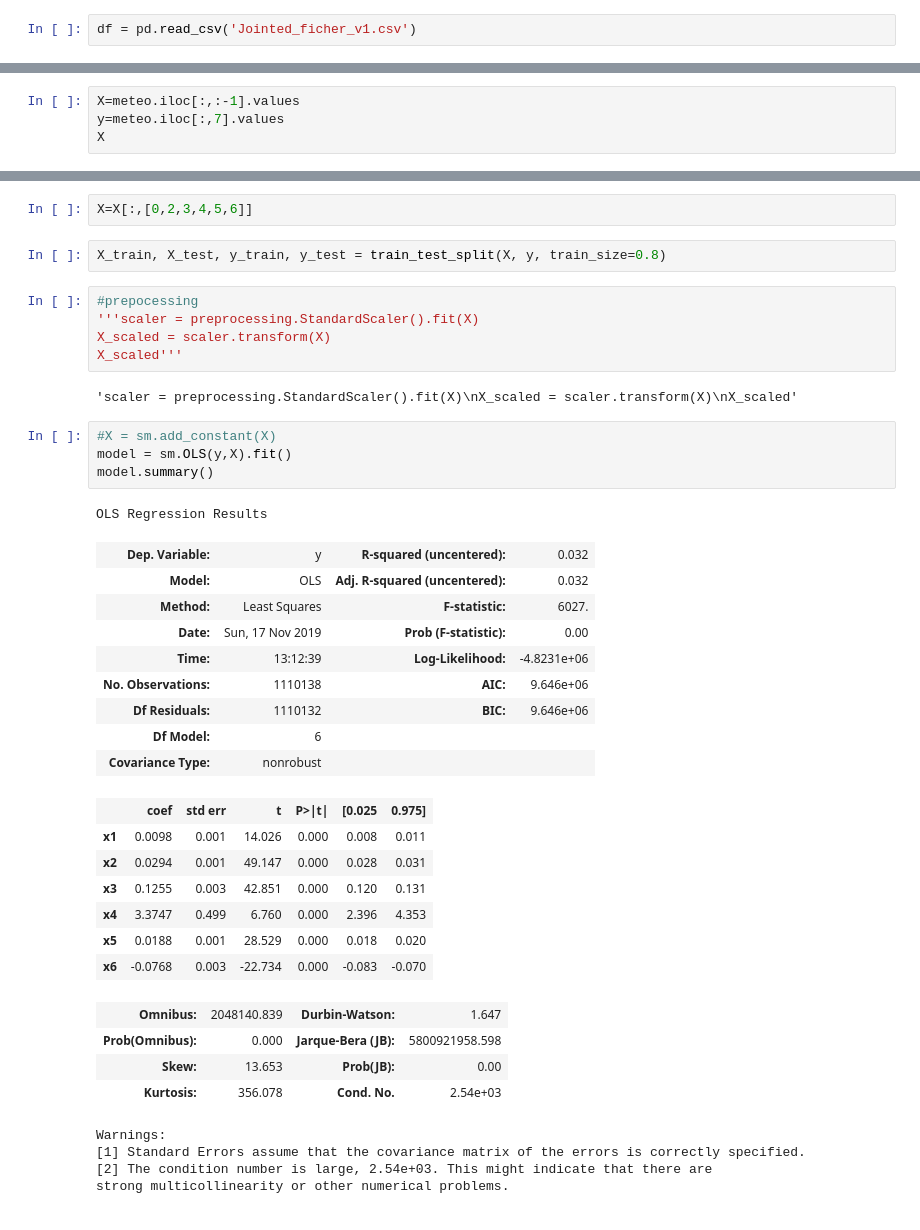
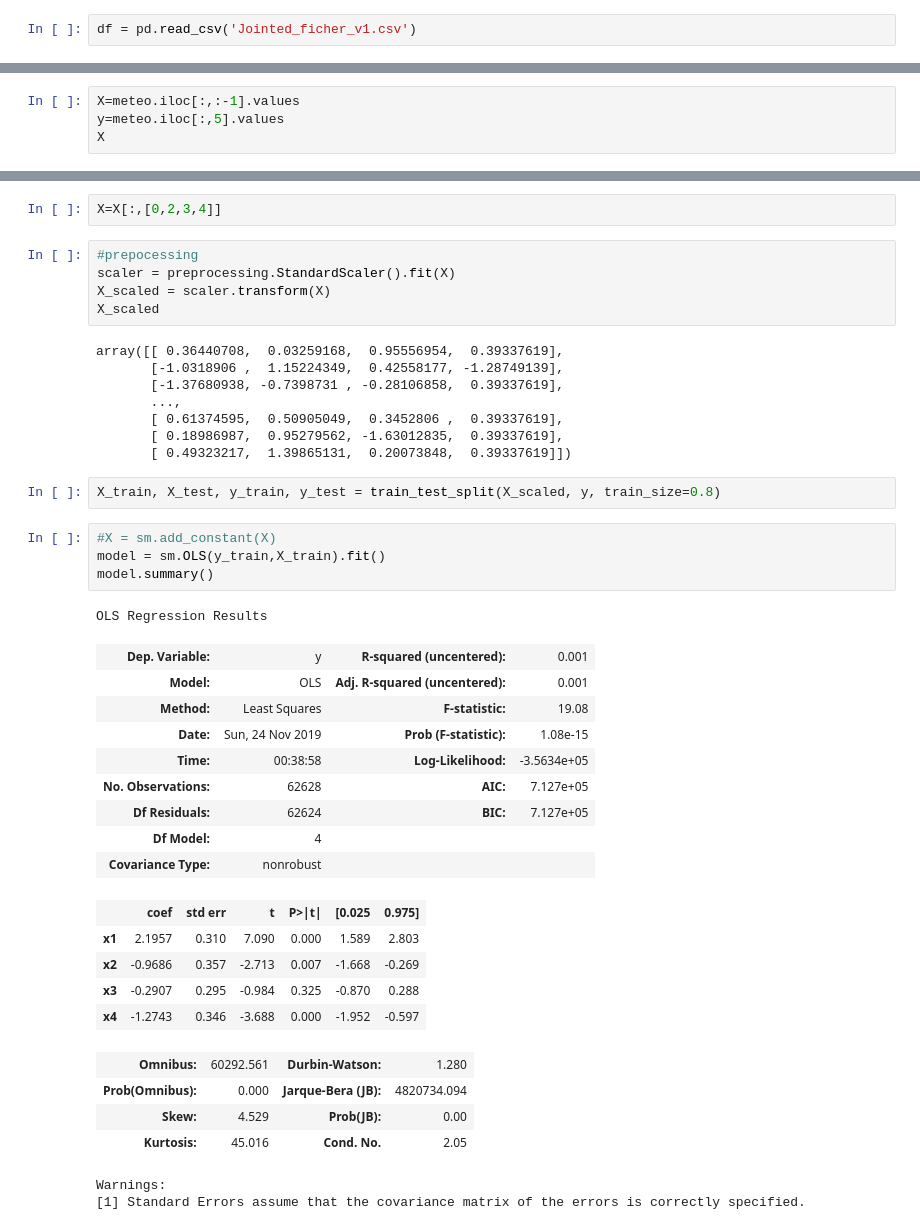
Before and after one commit to CoulibalyIsmael97/AJourneyToADataScientist, a Jupyter notebook: OLS Regression.ipynb, the cells around one changed output, grey strips where cells are left out. Drawn from its saved outputs; the diff is of its cells as text.

```diff
--- a/OLS Regression.ipynb
+++ b/OLS Regression.ipynb
@@ -33,5 +34,5 @@ meteo.head()
 # %%
 X=meteo.iloc[:,:-1].values
-y=meteo.iloc[:,7].values
+y=meteo.iloc[:,5].values
 X
 # %% [output]
@@ -45,41 +46,43 @@ array([[16.6 ,  8.8 , 70.99, ...,  0.  ,  0.  , 10.  ],
 # %%
-X=X[:,[0,2,3,4,5,6]]
+X=X[:,[0,2,3,4]]
+# %%
+#prepocessing
+scaler = preprocessing.StandardScaler().fit(X)
+X_scaled = scaler.transform(X)
+X_scaled
+# %% [output]
+array([[ 0.36440708,  0.03259168,  0.95556954,  0.39337619],
+       [-1.0318906 ,  1.15224349,  0.42558177, -1.28749139],
+       [-1.37680938, -0.7398731 , -0.28106858,  0.39337619],
+       ...,
+       [ 0.61374595,  0.50905049,  0.3452806 ,  0.39337619],
+       [ 0.18986987,  0.95279562, -1.63012835,  0.39337619],
+       [ 0.49323217,  1.39865131,  0.20073848,  0.39337619]])
 # %%
-X_train, X_test, y_train, y_test = train_test_split(X, y, train_size=0.8)
+X_train, X_test, y_train, y_test = train_test_split(X_scaled, y, train_size=0.8)
-# %%
-#prepocessing
-'''scaler = preprocessing.StandardScaler().fit(X)
-X_scaled = scaler.transform(X)
-X_scaled'''
-# %% [output]
-'scaler = preprocessing.StandardScaler().fit(X)\nX_scaled = scaler.transform(X)\nX_scaled'
 # %%
 #X = sm.add_constant(X)
-model = sm.OLS(y,X).fit()
+model = sm.OLS(y_train,X_train).fit()
 model.summary()
 # %% [output]
 OLS Regression Results
-| Dep. Variable: | y | R-squared (uncentered): | 0.032 |
-| Model: | OLS | Adj. R-squared (uncentered): | 0.032 |
-| Method: | Least Squares | F-statistic: | 6027. |
-| Date: | Sun, 17 Nov 2019 | Prob (F-statistic): | 0.00 |
-| Time: | 13:12:39 | Log-Likelihood: | -4.8231e+06 |
-| No. Observations: | 1110138 | AIC: | 9.646e+06 |
-| Df Residuals: | 1110132 | BIC: | 9.646e+06 |
-| Df Model: | 6 |  |  |
+| Dep. Variable: | y | R-squared (uncentered): | 0.001 |
+| Model: | OLS | Adj. R-squared (uncentered): | 0.001 |
+| Method: | Least Squares | F-statistic: | 19.08 |
+| Date: | Sun, 24 Nov 2019 | Prob (F-statistic): | 1.08e-15 |
+| Time: | 00:38:58 | Log-Likelihood: | -3.5634e+05 |
+| No. Observations: | 62628 | AIC: | 7.127e+05 |
+| Df Residuals: | 62624 | BIC: | 7.127e+05 |
+| Df Model: | 4 |  |  |
 | Covariance Type: | nonrobust |  |  |
 |  | coef | std err | t | P>|t| | [0.025 | 0.975] |
-| x1 | 0.0098 | 0.001 | 14.026 | 0.000 | 0.008 | 0.011 |
-| x2 | 0.0294 | 0.001 | 49.147 | 0.000 | 0.028 | 0.031 |
-| x3 | 0.1255 | 0.003 | 42.851 | 0.000 | 0.120 | 0.131 |
-| x4 | 3.3747 | 0.499 | 6.760 | 0.000 | 2.396 | 4.353 |
-| x5 | 0.0188 | 0.001 | 28.529 | 0.000 | 0.018 | 0.020 |
-| x6 | -0.0768 | 0.003 | -22.734 | 0.000 | -0.083 | -0.070 |
+| x1 | 2.1957 | 0.310 | 7.090 | 0.000 | 1.589 | 2.803 |
+| x2 | -0.9686 | 0.357 | -2.713 | 0.007 | -1.668 | -0.269 |
+| x3 | -0.2907 | 0.295 | -0.984 | 0.325 | -0.870 | 0.288 |
+| x4 | -1.2743 | 0.346 | -3.688 | 0.000 | -1.952 | -0.597 |
-| Omnibus: | 2048140.839 | Durbin-Watson: | 1.647 |
-| Prob(Omnibus): | 0.000 | Jarque-Bera (JB): | 5800921958.598 |
-| Skew: | 13.653 | Prob(JB): | 0.00 |
-| Kurtosis: | 356.078 | Cond. No. | 2.54e+03 |
+| Omnibus: | 60292.561 | Durbin-Watson: | 1.280 |
+| Prob(Omnibus): | 0.000 | Jarque-Bera (JB): | 4820734.094 |
+| Skew: | 4.529 | Prob(JB): | 0.00 |
+| Kurtosis: | 45.016 | Cond. No. | 2.05 |
 Warnings:
 [1] Standard Errors assume that the covariance matrix of the errors is correctly specified.
-[2] The condition number is large, 2.54e+03. This might indicate that there are
-strong multicollinearity or other numerical problems.
```
Also changed, not shown: parts of 6 cells of this notebook, 18 other files.
